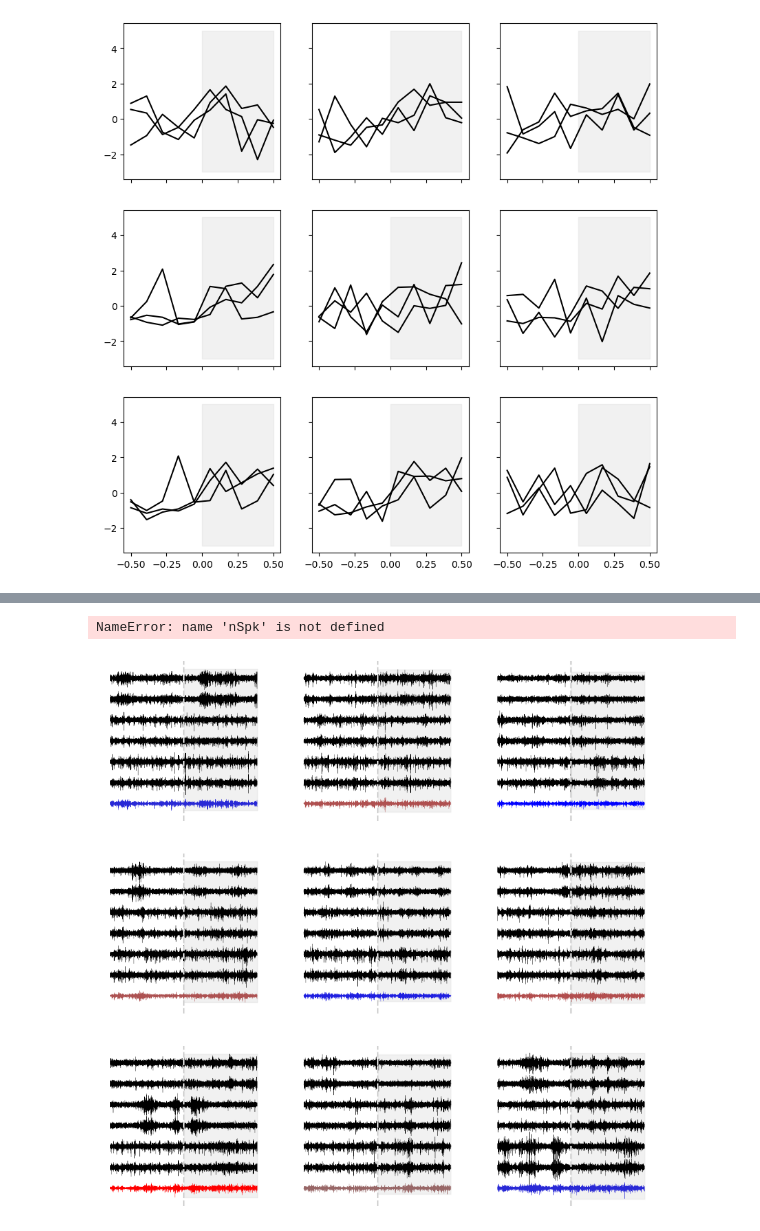
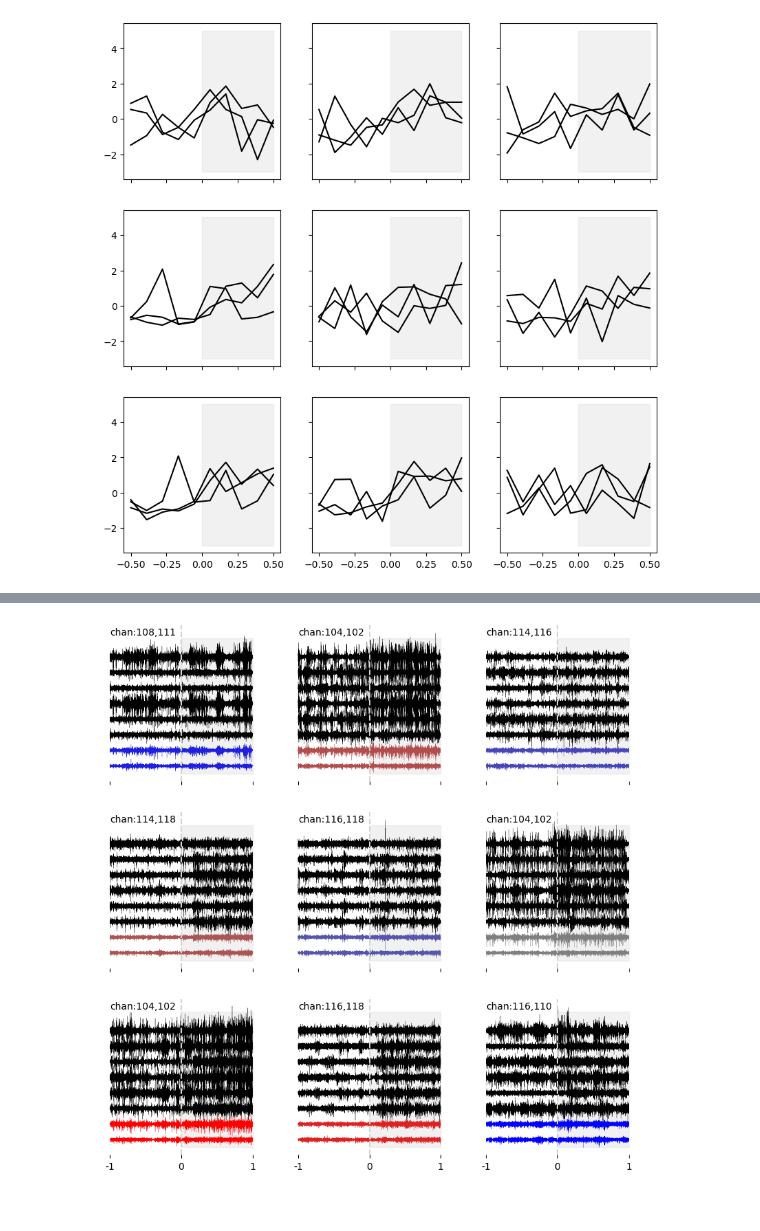
Before and after one commit to AFurryBear/realtime_rf_analysis, a Jupyter notebook: post_data_analysis_ap.ipynb, the cells around one changed output, grey strips where cells are left out. Cells and saved outputs as stored; diff of their text form; code cells hidden in the pictures.

```diff
--- a/post_data_analysis_ap.ipynb
+++ b/post_data_analysis_ap.ipynb
@@ -304,46 +216,33 @@ for i in range(tStimOnset_cond.shape[1]):
 # %%
 #coi = np.argsort(nSpk)[-2:]
 tStimOnset_cond = tStimOnset.reshape((3,9))
 tStimOffset_cond = tStimOffset.reshape((3,9))
 stim_duration = 1
 time_axis = np.arange(-stim_duration,stim_duration,step=1/sRate_ap)
+
+
 fig, axes = plt.subplots(nrows=3,ncols=3,sharey = True, sharex=True, figsize = (10,10))
 for i in range(tStimOnset_cond.shape[1]):
-    start_time = tStimOnset_cond[:,i] - stim_duration
-    stop_time = tStimOnset_cond[:,i] + stim_duration
-    vol_data = np.zeros((tStimOnset_cond[:,i].shape[0], len(coi), time_axis.shape[0]))
-    avg_data = np.zeros((tStimOnset_cond[:,i].shape[0], time_axis.shape[0]))
-    for j in range(tStimOnset_cond[:,i].shape[0]):
-        time_series = np.linspace(tStimOnset_cond[j,i]-stim_duration, tStimOnset_cond[j,i]+stim_duration, int(2*stim_duration*sRate_ap), endpoint=True)
-        time_index = (time_series*sRate_ap).astype(int)
-        vol_data[j,] = xf[coi][:,time_index]
-        avg_data[j,] = xf[:,time_index].mean(axis=0)
+    start_time_stim = tStimOnset_cond[:,i]
+    stop_time_stim = tStimOffset_cond[:,i]
+    vol_data_stim = prepare_rawData_condition(xf, start_time_stim, stop_time_stim, sRate_ap)
+    voi_stim_average = vol_data_stim.mean(axis=1).mean(axis=0)
+
+    start_time_base = tStimOnset_cond[:,i] - stim_duration
+    stop_time_base = tStimOnset_cond[:,i]
+    vol_data_base = prepare_rawData_condition(xf, start_time_base, stop_time_base, sRate_ap)
+    voi_base_average = vol_data_base.mean(axis=1).mean(axis=0)
+
+    coi = find_stimModulated_channel(vol_data_stim, vol_data_base, 2)
+
+    vol_stim_selected = vol_data_stim[coi,:,:].reshape((-1, ) + vol_data_stim.shape[2:])
+    vol_base_selected = vol_data_base[coi,:,:].reshape((-1, ) + vol_data_stim.shape[2:])
+
+    vol_data = np.concatenate([vol_base_selected, vol_stim_selected],axis=1)
+
+    avg_data = np.concatenate([voi_base_average, voi_stim_average])
+    avg_data = np.vstack([vol_data.mean(axis=0),avg_data])
     row, col = i%3,i//3
-    vol_data = vol_data.reshape(tStimOnset_cond[:,i].shape[0]*len(coi),len(time_axis))
-    avg_data = avg_data.mean(axis=0)
-    axes[row,col],data_arr = plot_multiple_rawdata(axes[row,col], time_axis, vol_data, avg_data, sRate_ap, colors[i],60)
+    axes[row,col],data_arr = plot_multiple_rawdata(axes[row,col], time_axis, vol_data, avg_data, sRate_ap, colors[i],coi+chanList[0], 60, time_label=['-1','0','1'])
 # %% [output]
-NameError: name 'nSpk' is not defined
+[figure, added]
-# %%
-coi = np.argsort(nSpk)[-2:]
-tStimOnset_cond = tStimOnset.reshape((3,9))
-tStimOffset_cond = tStimOffset.reshape((3,9))
-stim_duration = .5
-time_axis = np.arange(-stim_duration,stim_duration,step=1/sRate_ap)
-fig, axes = plt.subplots(nrows=3,ncols=3,sharey = True, sharex=True, figsize = (10,10))
-for i in range(tStimOnset_cond.shape[1]):
-    start_time = tStimOnset_cond[:,i] - stim_duration
-    stop_time = tStimOnset_cond[:,i] + stim_duration
-    vol_data = np.zeros((tStimOnset_cond[:,i].shape[0], len(coi), time_axis.shape[0]))
-    avg_data = np.zeros((tStimOnset_cond[:,i].shape[0], time_axis.shape[0]))
-    for j in range(tStimOnset_cond[:,i].shape[0]):
-        time_series = np.linspace(tStimOnset_cond[j,i]-stim_duration, tStimOnset_cond[j,i]+stim_duration, int(2*stim_duration*sRate_ap), endpoint=True)
-        time_index = (time_series*sRate_ap).astype(int)
-        vol_data[j,] = xf[coi][:,time_index]
-        avg_data[j,] = xf[:,time_index].mean(axis=0)
-    row, col = i%3,i//3
-    vol_data = vol_data.reshape(tStimOnset_cond[:,i].shape[0]*len(coi),len(time_axis))
-    avg_data = avg_data.mean(axis=0)
-    axes[row,col],data_arr = plot_voltage_with_position(axes[row,col], time_axis, vol_data, avg_data, sRate_ap, colors[i],60)
-# %% [output]
-[figure, removed]
```
Also changed, not shown: parts of 18 cells of this notebook, 2 other files.
